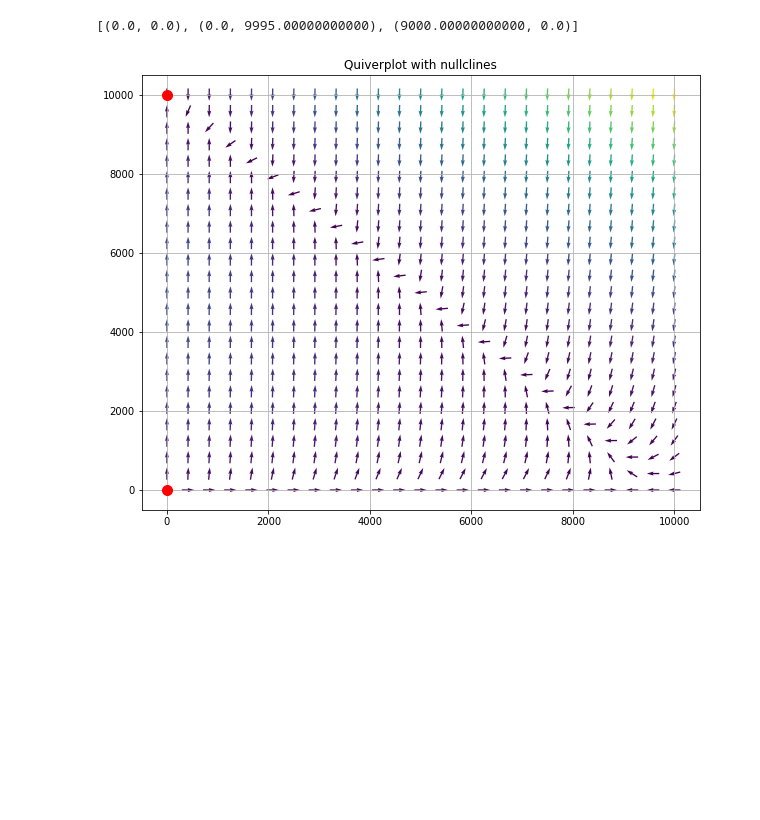
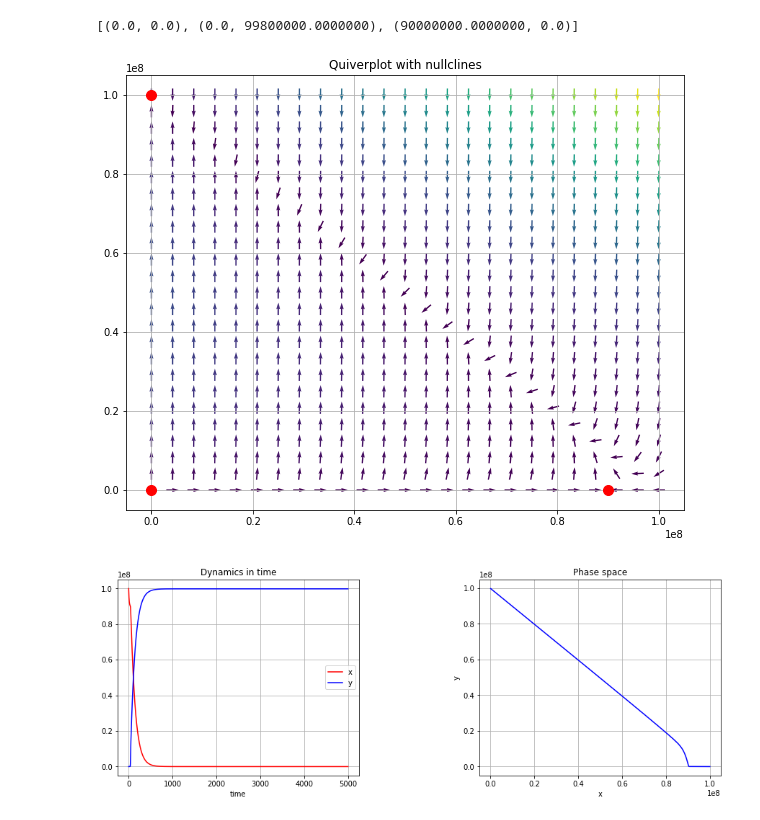
Before and after one commit to vibishanb/cancer-incidence-models, a Jupyter notebook: stability-analysis.ipynb, the cells around one changed output. Drawn from its saved outputs; the diff is of its cells as text; code cells hidden in the pictures; blank space fills up the shorter version.

```diff
--- a/stability-analysis.ipynb
+++ b/stability-analysis.ipynb
@@ -2,16 +2,20 @@
 import sympy as sm
 import numpy as np
 import matplotlib.pyplot as plt
+%matplotlib inline
+from scipy import integrate
 
 # define the system in this way (asuming a predator-prey-system with no negative values)
 # to avoid interference x = r (for resource) and y = c (for consumer)
-k = 10000
+k = 10**8
 r1 = 0.1
-r2 = 2
+r2 = 5
+d1 = 0.01
+d2 = 0.01
 
 x, y = sm.symbols('x, y', negative=False)
-X = r1*x*(k-x-y)/k - 0.01*x
-Y = r2*y*(k-x-y)/k - 0.001*y
+X = r1*x*(k-x-y)/k - d1*x
+Y = r2*y*(k-x-y)/k - d2*y
 
 # use sympy's way of setting equations to zero
 XEqual = sm.Eq(X, 0)
@@ -23,9 +27,8 @@ print(equilibria)
 
 # define the system in numpy arrays
 def Sys(X, t=0):
-    k = 10000
     # here X[0] = x and x[1] = y
-    return np.array([ r1*X[0]*(k - X[0] -X[1])/k - 0.01*X[0], r2*X[1]*(k - X[0] -X[1])/k - 0.001*X[1] ])
+    return np.array([ r1*X[0]*(k - X[0] -X[1])/k - d1*X[0], r2*X[1]*(k - X[0] -X[1])/k - d2*X[1] ])
 
 # quiver plot
 fig2 = plt.figure(figsize=(10,8))
@@ -33,33 +36,71 @@ ax4 = fig2.add_subplot(1,1,1)
 
 x = np.arange(0,k*1.5)
 y = np.arange(0,k*1.5)
 
 # plot nullclines
 # ax4.plot([0,2],[2,0], 'r-', lw=2, label='x-nullcline')
 # ax4.plot([1,1],[0,2], 'b-', lw=2, label='y-nullcline')
 
-fp = equilibria[:-1]
+fp = equilibria
 # plot fixed points
 for point in fp:
     ax4.plot(point[0],point[1],"red", marker = "o", markersize = 10.0)
 ax4.set_title("Quiverplot with nullclines")
 # ax4.legend(loc='best')
 
 # quiverplot
 # define a grid and compute direction at each point
 x = np.linspace(0, k, 25)
 y = np.linspace(0, k, 25)
 
 X1 , Y1  = np.meshgrid(x, y)                    # create a grid
 DX1, DY1 = Sys([X1, Y1])                        # compute growth rate on the grid
 M = (np.hypot(DX1, DY1))                        # norm growth rate
 M[ M == 0] = 1.                                 # avoid zero division errors
 DX1 /= M                                        # normalize each arrows
 DY1 /= M
 
 ax4.quiver(X1, Y1, DX1, DY1, M, pivot='mid')
 # ax4.legend()
 ax4.grid()
+
+
+# generate 1000 linearly spaced numbers for x-axes
+t = np.arange(0, 5000)
+# initial values: x0 = k, y0 = 1
+Sys0 = np.array([k, 1])
+
+# # define the system in numpy arrays
+# def Sys(X, t=0):
+#     k = 10000
+#     # here X[0] = x and x[1] = y
+#     return np.array([ r1*X[0]*(k - X[0] -X[1])/k , r2*X[1]*(k - X[0] -X[1])/k ])
+
+# type "help(integrate.odeint)" if you want more information about integrate.odeint inputs and outputs.
+I, infodict = integrate.odeint(Sys, Sys0, t, full_output=True)
+# infodict['message']                      # integration successful
+
+x,y = I.T
+
+#plot
+fig = plt.figure(figsize=(15,5))
+fig.subplots_adjust(wspace = 0.5, hspace = 0.3)
+ax1 = fig.add_subplot(1,2,1)
+ax2 = fig.add_subplot(1,2,2)
+
+ax1.plot(x, 'r-', label='x')
+ax1.plot(y, 'b-', label='y')
+ax1.set_title("Dynamics in time")
+ax1.set_xlabel("time")
+ax1.grid()
+ax1.legend(loc='best')
+
+ax2.plot(x, y, 'b-')
+ax2.set_xlabel("x")
+ax2.set_ylabel("y")
+ax2.set_title("Phase space")
+ax2.grid()
 # %% [output]
-[(0.0, 0.0), (0.0, 9995.00000000000), (9000.00000000000, 0.0)]
+[(0.0, 0.0), (0.0, 99800000.0000000), (90000000.0000000, 0.0)]
-[figure, old version]
+[figure, new version]
+[figure, added]
```
Also changed, not shown: parts of 2 cells of this notebook.
